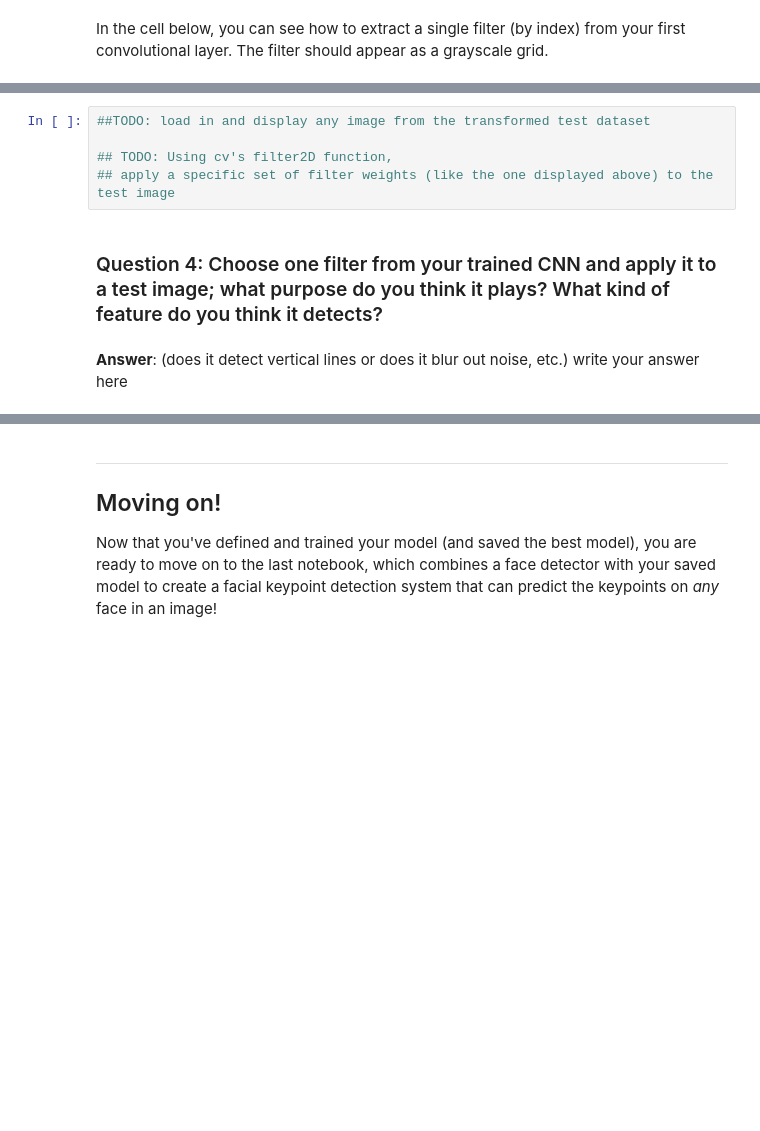
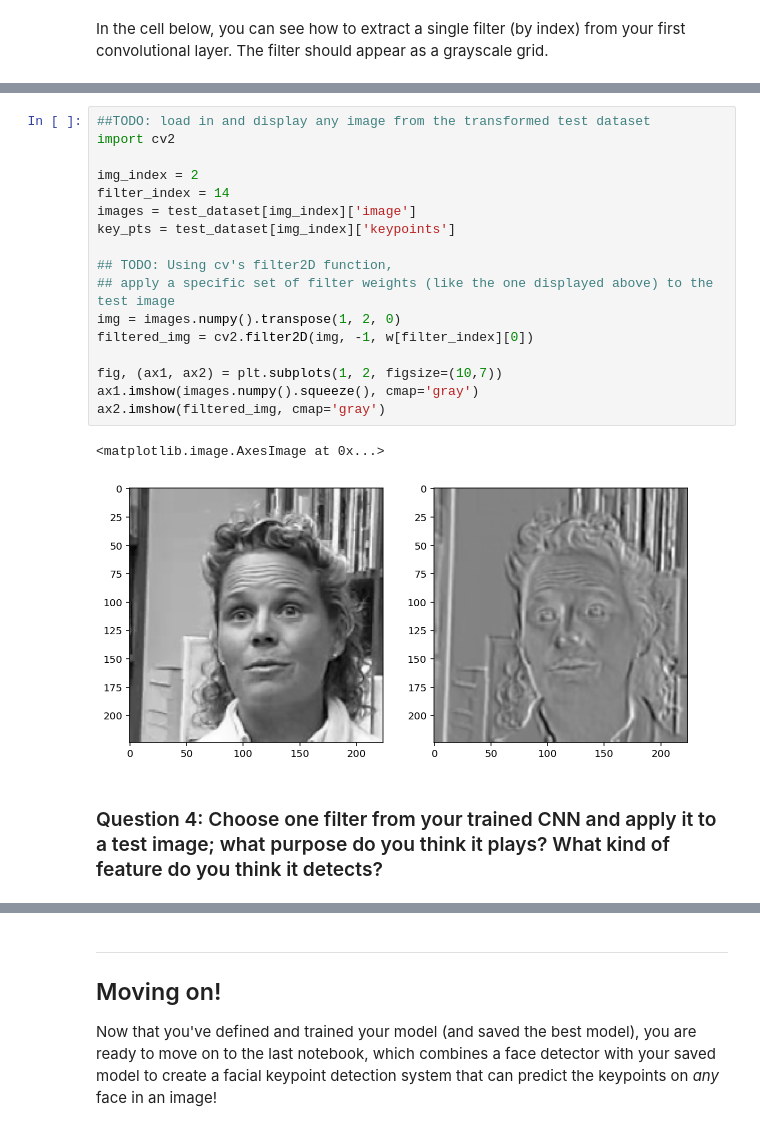
Before and after one commit to jeff-ruby/CVND_P1_Facial_Keypoints, a Jupyter notebook: 2. Define the Network Architecture.ipynb, the cells around one changed output, grey strips where cells are left out. Saved outputs shown, nothing was run; the diff lists cells and outputs as text; blank space fills up the shorter version.

```diff
--- a/2. Define the Network Architecture.ipynb
+++ b/2. Define the Network Architecture.ipynb
@@ -778,10 +775,23 @@ Next, choose a test image and filter it with one of the convolutional kernels in
 ---
 # %%
 ##TODO: load in and display any image from the transformed test dataset
+import cv2
+
+img_index = 2
+filter_index = 14
+images = test_dataset[img_index]['image']
+key_pts = test_dataset[img_index]['keypoints']
 
 ## TODO: Using cv's filter2D function,
 ## apply a specific set of filter weights (like the one displayed above) to the test image
+img = images.numpy().transpose(1, 2, 0)
+filtered_img = cv2.filter2D(img, -1, w[filter_index][0])
+
+fig, (ax1, ax2) = plt.subplots(1, 2, figsize=(10,7))
+ax1.imshow(images.numpy().squeeze(), cmap='gray')
+ax2.imshow(filtered_img, cmap='gray')
+# %% [output]
+<matplotlib.image.AxesImage at 0x...>
+[figure, added]
 # %% [markdown]
 ### Question 4: Choose one filter from your trained CNN and apply it to a test image; what purpose do you think it plays? What kind of feature do you think it detects?
-# %% [markdown]
-**Answer**: (does it detect vertical lines or does it blur out noise, etc.) write your answer here
```
Also changed, not shown: parts of 12 cells of this notebook, 1 other file.
